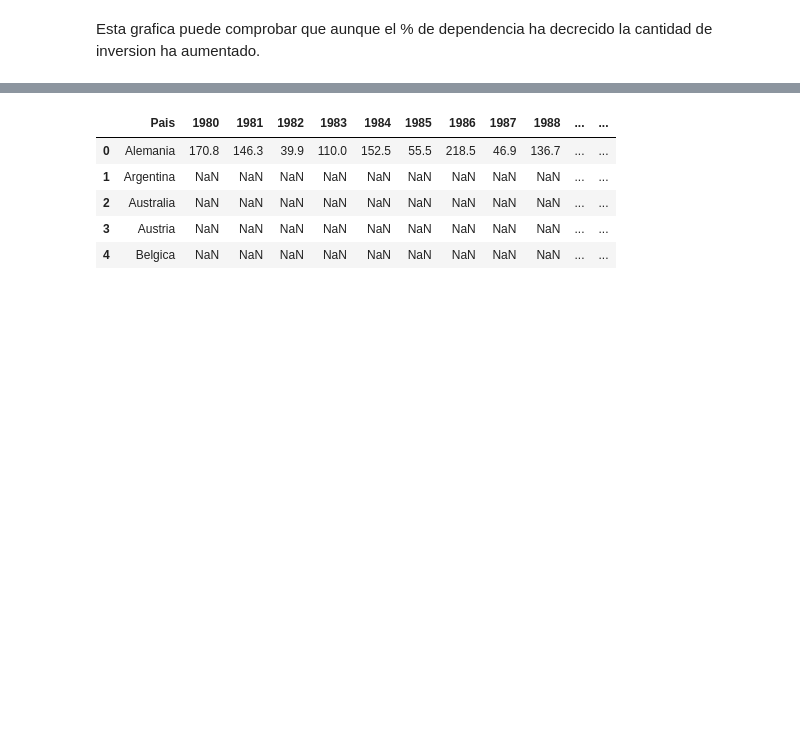
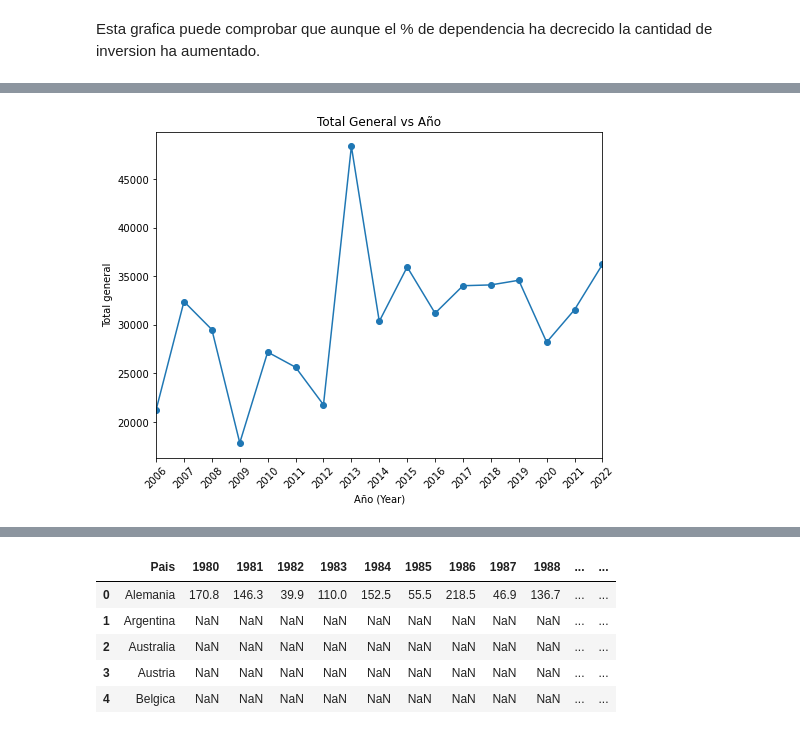
Before and after one commit to OctavioPB/Data-Analyst-Projects, a Jupyter notebook: InversionExtranjeraDirecta2023/Inversion Extranjera Directa en Mexico 2023.ipynb, the cells around one changed output, grey strips where cells are left out. Saved outputs shown, nothing was run; the diff lists cells and outputs as text; code cells hidden in the pictures; blank space fills up the shorter version.

```diff
--- a/InversionExtranjeraDirecta2023/Inversion Extranjera Directa en Mexico 2023.ipynb
+++ b/InversionExtranjeraDirecta2023/Inversion Extranjera Directa en Mexico 2023.ipynb
@@ -261,0 +280,7 @@ IED_Entidad.tail()
+# %%
+IED_Entidad_sorted = IED_Entidad.copy()
+IED_Entidad_sorted.index = IED_Entidad_sorted.index.astype(int)
+IED_Entidad_sorted = IED_Entidad_sorted.sort_index()
+IED_Entidad_sorted['Total general'] = IED_Entidad_sorted['Total general'].str.replace(',', '').astype(float)
+total_general = IED_Entidad_sorted['Total general']
+IED_Entidad_sorted.tail()
@@ -261,0 +295,13 @@ IED_Entidad.tail()
+# %%
+
+# Create a line plot
+plt.figure(figsize=(8, 6))
+plt.plot(IED_Entidad_sorted.index, total_general, marker='o', linestyle='-')
+plt.xlabel('Año (Year)')
+plt.ylabel('Total general')
+plt.title('Total General vs Año')
+plt.xticks(range(2006, 2024), rotation=45)
+plt.xlim(2006, 2022)
+plt.show()
+# %% [output]
+[figure, added]
```
Also changed, not shown: parts of 6 cells of this notebook.
